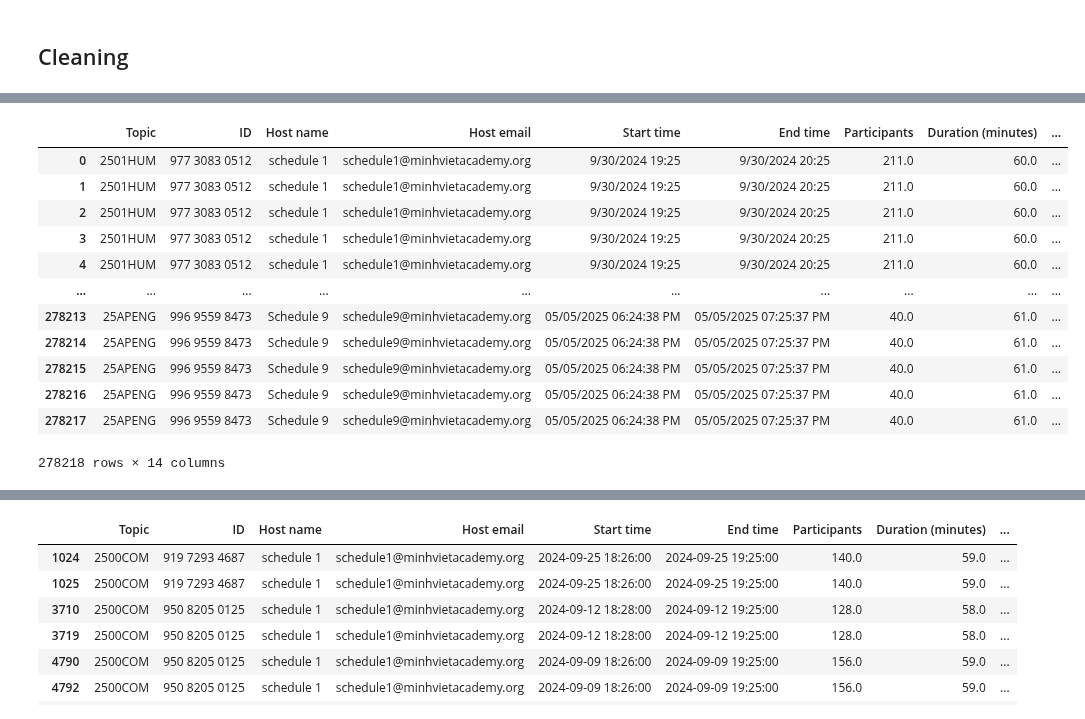
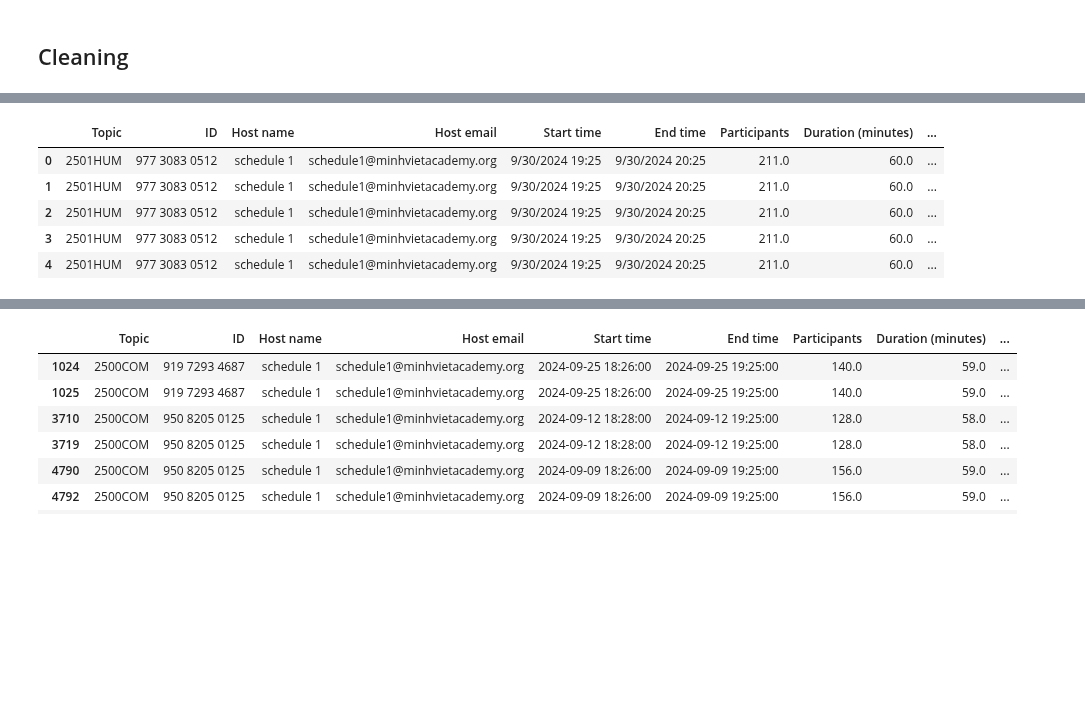
Before and after one commit to tthvan/Customer-Retention-Analysis, a Jupyter notebook: cleanin.ipynb, the cells around one changed output, grey strips where cells are left out. Cells and saved outputs as stored; diff of their text form; code cells hidden in the pictures; blank space fills up the shorter version.

```diff
--- a/cleanin.ipynb
+++ b/cleanin.ipynb
@@ -47,25 +59,19 @@ NameError: name 'df' is not defined
 # %%
 #Select the targeted columns
 df = df[['Topic', 'ID', 'Host name', 'Host email','Start time',
        'End time', 'Participants', 'Duration (minutes)', 'Name (original name)',
        'Email', 'Join time', 'Leave time','Duration (minutes).1', 'Guest'
        ]]
 
-df
+df = df.rename(columns={'Duration (minutes).1': 'student_stay_duration'})
+df.head()
 # %% [output]
 |  | Topic | ID | Host name | Host email | Start time | End time | Participants | Duration (minutes) | ... |
 | 0 | 2501HUM | 977 3083 0512 | schedule 1 | schedule1@minhvietacademy.org | 9/30/2024 19:25 | 9/30/2024 20:25 | 211.0 | 60.0 | ... |
 | 1 | 2501HUM | 977 3083 0512 | schedule 1 | schedule1@minhvietacademy.org | 9/30/2024 19:25 | 9/30/2024 20:25 | 211.0 | 60.0 | ... |
 | 2 | 2501HUM | 977 3083 0512 | schedule 1 | schedule1@minhvietacademy.org | 9/30/2024 19:25 | 9/30/2024 20:25 | 211.0 | 60.0 | ... |
 | 3 | 2501HUM | 977 3083 0512 | schedule 1 | schedule1@minhvietacademy.org | 9/30/2024 19:25 | 9/30/2024 20:25 | 211.0 | 60.0 | ... |
 | 4 | 2501HUM | 977 3083 0512 | schedule 1 | schedule1@minhvietacademy.org | 9/30/2024 19:25 | 9/30/2024 20:25 | 211.0 | 60.0 | ... |
-| ... | ... | ... | ... | ... | ... | ... | ... | ... | ... |
-| 278213 | 25APENG | 996 9559 8473 | Schedule 9 | schedule9@minhvietacademy.org | 05/05/2025 06:24:38 PM | 05/05/2025 07:25:37 PM | 40.0 | 61.0 | ... |
-| 278214 | 25APENG | 996 9559 8473 | Schedule 9 | schedule9@minhvietacademy.org | 05/05/2025 06:24:38 PM | 05/05/2025 07:25:37 PM | 40.0 | 61.0 | ... |
-| 278215 | 25APENG | 996 9559 8473 | Schedule 9 | schedule9@minhvietacademy.org | 05/05/2025 06:24:38 PM | 05/05/2025 07:25:37 PM | 40.0 | 61.0 | ... |
-| 278216 | 25APENG | 996 9559 8473 | Schedule 9 | schedule9@minhvietacademy.org | 05/05/2025 06:24:38 PM | 05/05/2025 07:25:37 PM | 40.0 | 61.0 | ... |
-| 278217 | 25APENG | 996 9559 8473 | Schedule 9 | schedule9@minhvietacademy.org | 05/05/2025 06:24:38 PM | 05/05/2025 07:25:37 PM | 40.0 | 61.0 | ... |
-278218 rows × 14 columns
 # %%
 #Derive Student ID (SID) into a new separate column based on their email
 df['SID'] = pd.to_numeric(df['Email'].str.split('@').str[0], errors='coerce')
```
Also changed, not shown: parts of 7 cells of this notebook.
